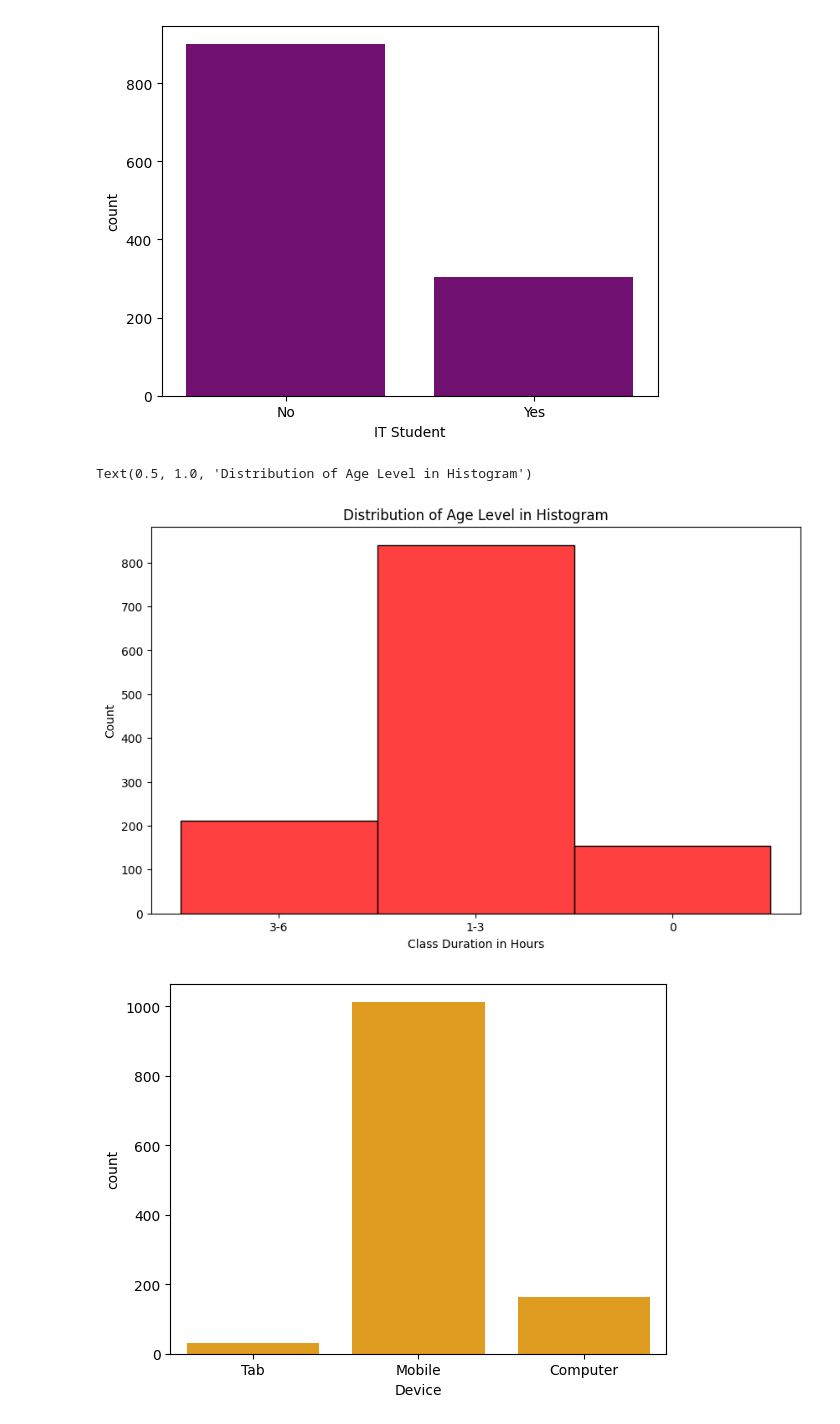
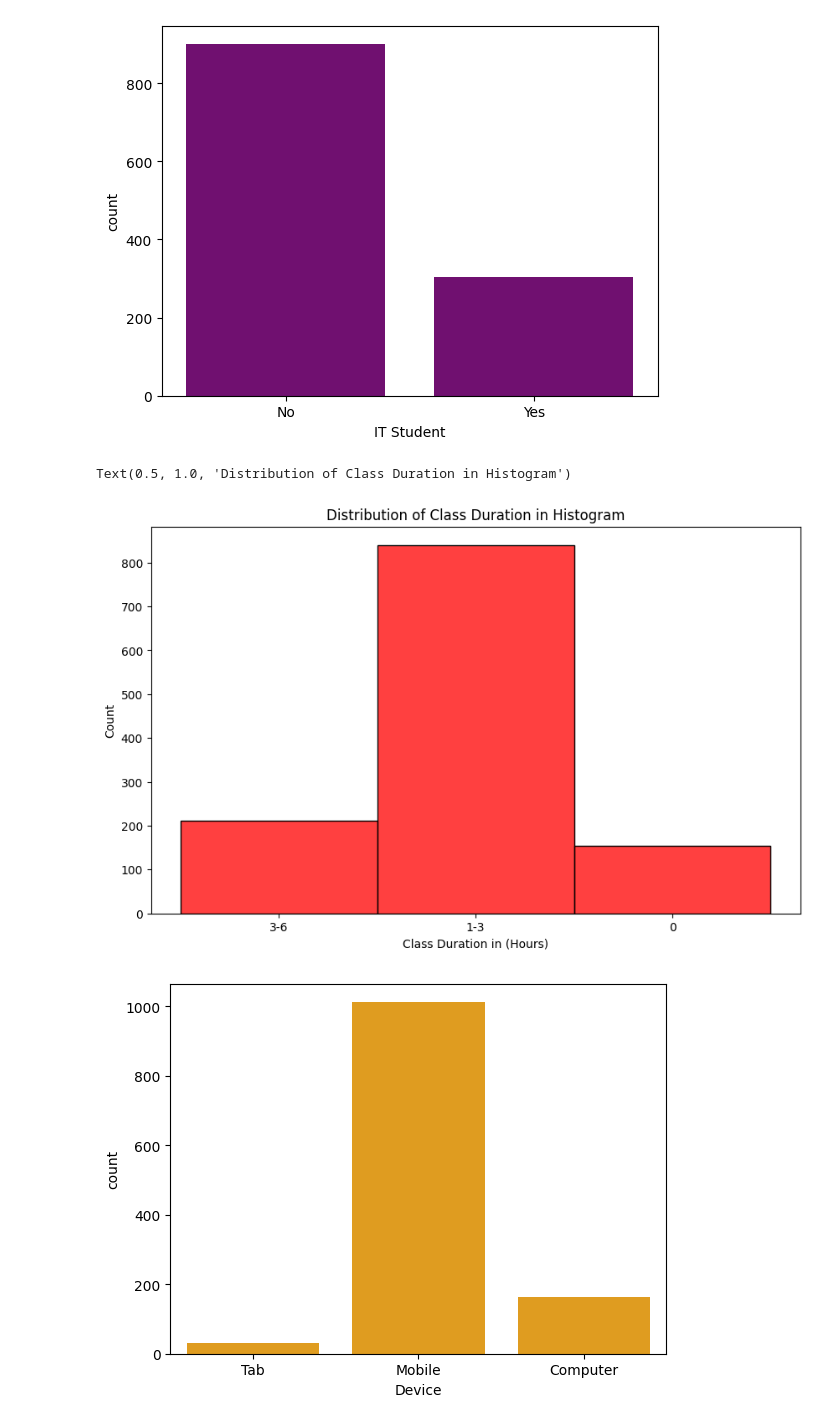
Before and after one commit to Diwash17/IPL-project-, a Jupyter notebook: Students_adaptability_in_online_education_.ipynb, the cells around one changed output. Drawn from its saved outputs; the diff is of its cells as text; code cells hidden in the pictures.

```diff
--- a/Students_adaptability_in_online_education_.ipynb
+++ b/Students_adaptability_in_online_education_.ipynb
@@ -189,11 +193,11 @@ plt.show()
 # %%
 plt.figure(figsize=(10, 6))
 sns.histplot(df['Class Duration'],color='red')
-plt.xlabel('Class Duration in Hours')
-plt.title('Distribution of Age Level in Histogram')
+plt.xlabel('Class Duration in (Hours)')
+plt.title('Distribution of Class Duration in Histogram')
 # %% [output]
-Text(0.5, 1.0, 'Distribution of Age Level in Histogram')
+Text(0.5, 1.0, 'Distribution of Class Duration in Histogram')
-[figure, old version]
+[figure, new version]
 # %%
 sns.countplot( x= 'Device' ,data=df, linewidth=2,color='orange')
 plt.show()
```
Also changed, not shown: parts of 18 cells of this notebook.
